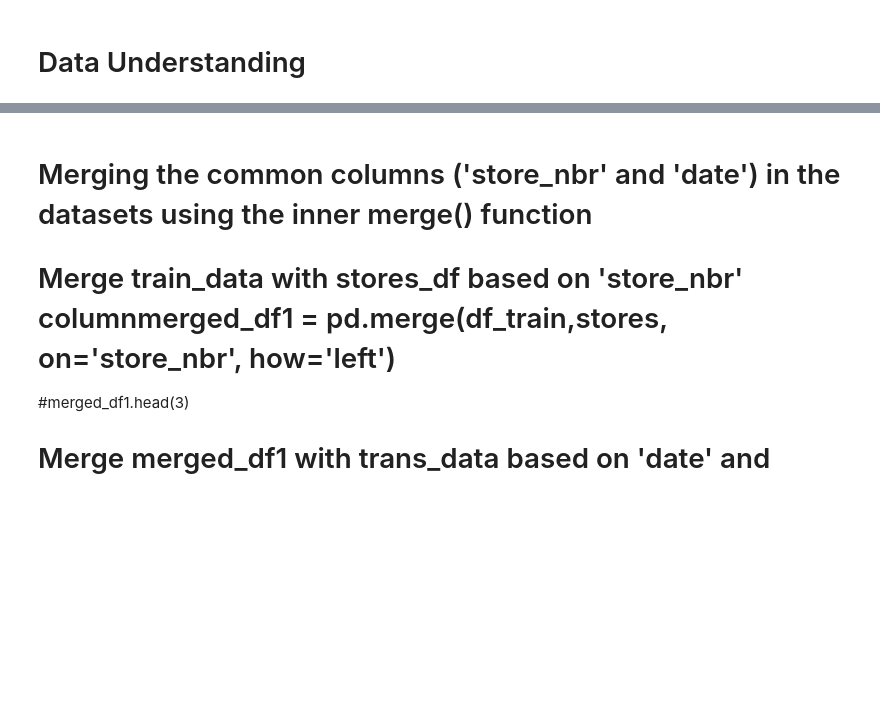
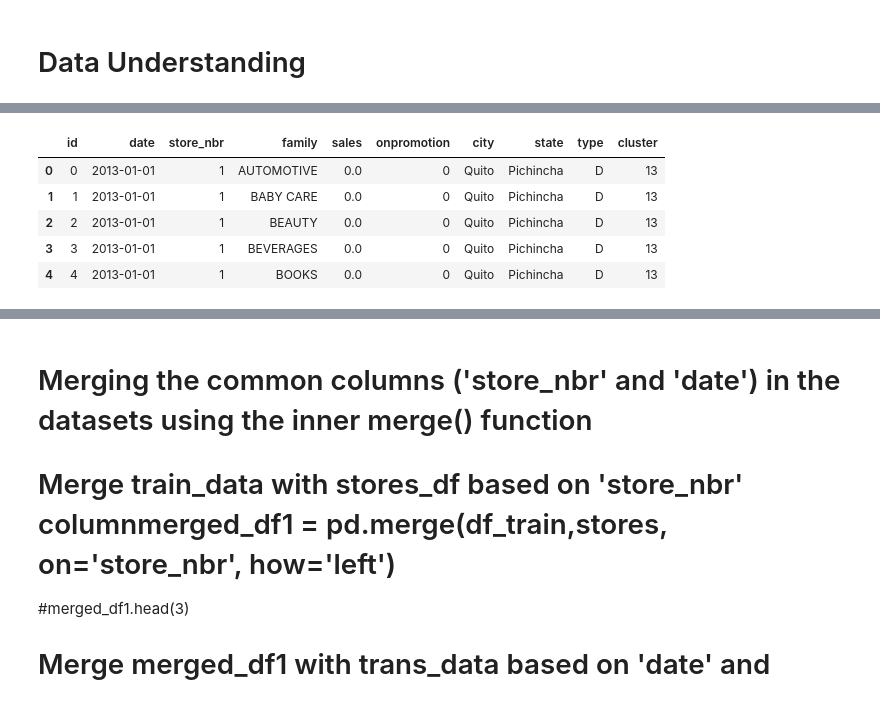
Before and after one commit to EfyaDufie2020/Time-Series-Regression-Analysis, a Jupyter notebook: Notebooks/Time Series Analysis.ipynb, the cells around one changed output, grey strips where cells are left out. Drawn from its saved outputs; the diff is of its cells as text; code cells hidden in the pictures; blank space fills up the shorter version.

```diff
--- a/Notebooks/Time Series Analysis.ipynb
+++ b/Notebooks/Time Series Analysis.ipynb
@@ -225,0 +87,18 @@ columndata.info()
+# %%
+# load environment variables from.env file into dictionary
+environment_variables = dotenv_values(".env")
+
+# get the values for the environment variables
+server = environment_variables.get("server")
+login = environment_variables.get("login")
+password = environment_variables.get("password")
+database = environment_variables.get("database")
+
+# Create a database connection string using pyodbc
+connection_string = f"DRIVER={{SQL Server}};SERVER={server};DATABASE={database};UID={login};PWD={password}"
+#Establish a connection to the database
+try:
+    connection = pyodbc.connect(connection_string)
+    print("Connection successful:", connection_string)
+except Exception as e:
+    print("Connection failed:", e)
@@ -225,0 +267,12 @@ columndata.info()
+# %%
+# Merging the common columns ('store_nbr' and 'date') in the datasets using the inner merge() function
+# Merge train_data with stores_df based on 'store_nbr'
+columnmerged_df1 = pd.merge(df_train,df_stores, on='store_nbr', how='left')
+columnmerged_df1.head()
+# %% [output]
+|  | id | date | store_nbr | family | sales | onpromotion | city | state | type | cluster |
+| 0 | 0 | 2013-01-01 | 1 | AUTOMOTIVE | 0.0 | 0 | Quito | Pichincha | D | 13 |
+| 1 | 1 | 2013-01-01 | 1 | BABY CARE | 0.0 | 0 | Quito | Pichincha | D | 13 |
+| 2 | 2 | 2013-01-01 | 1 | BEAUTY | 0.0 | 0 | Quito | Pichincha | D | 13 |
+| 3 | 3 | 2013-01-01 | 1 | BEVERAGES | 0.0 | 0 | Quito | Pichincha | D | 13 |
+| 4 | 4 | 2013-01-01 | 1 | BOOKS | 0.0 | 0 | Quito | Pichincha | D | 13 |
```
Also changed, not shown: parts of 39 cells of this notebook.
